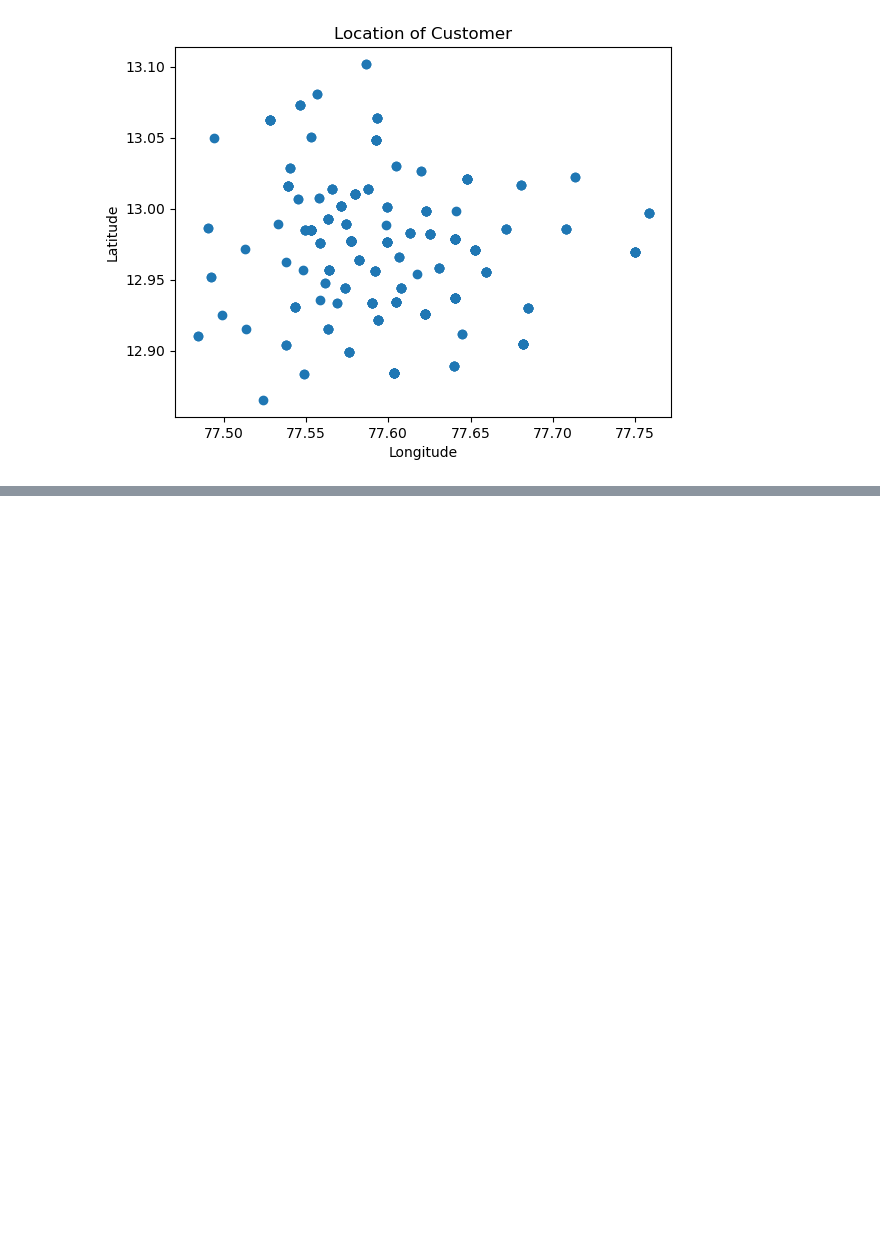
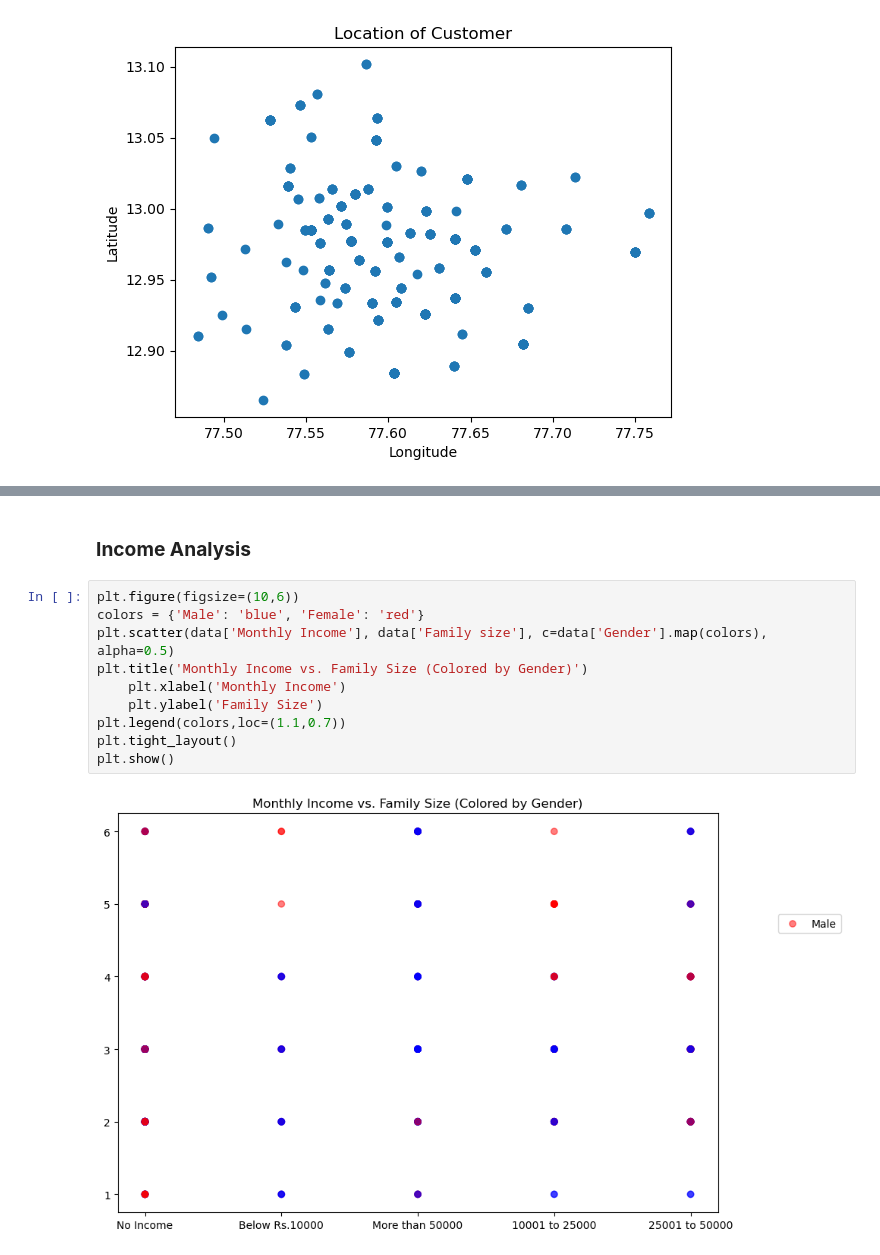
Before and after one commit to ranjithbalank/datascience, a Jupyter notebook: Visualization Exploration-Food dataset/Project1.ipynb, the cells around one changed output, grey strips where cells are left out. Cells and saved outputs as stored; diff of their text form; blank space fills up the shorter version.

```diff
--- a/Visualization Exploration-Food dataset/Project1.ipynb
+++ b/Visualization Exploration-Food dataset/Project1.ipynb
@@ -152,0 +177,14 @@ plt.show()
+# %% [markdown]
+### **Income Analysis**
+# %%
+plt.figure(figsize=(10,6))
+colors = {'Male': 'blue', 'Female': 'red'}
+plt.scatter(data['Monthly Income'], data['Family size'], c=data['Gender'].map(colors), alpha=0.5)
+plt.title('Monthly Income vs. Family Size (Colored by Gender)')
+    plt.xlabel('Monthly Income')
+    plt.ylabel('Family Size')
+plt.legend(colors,loc=(1.1,0.7))
+plt.tight_layout()
+plt.show()
+# %% [output]
+[figure, added]
```
Also changed, not shown: parts of 28 cells of this notebook.
